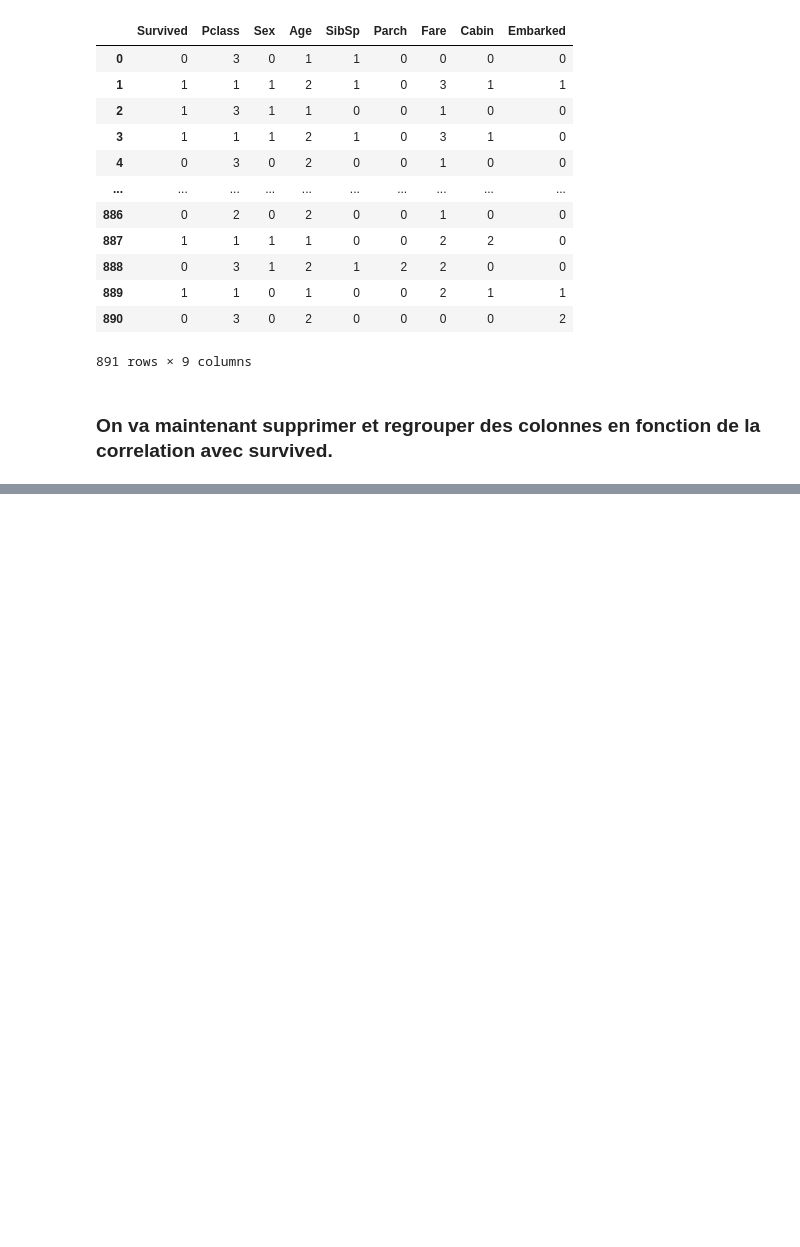
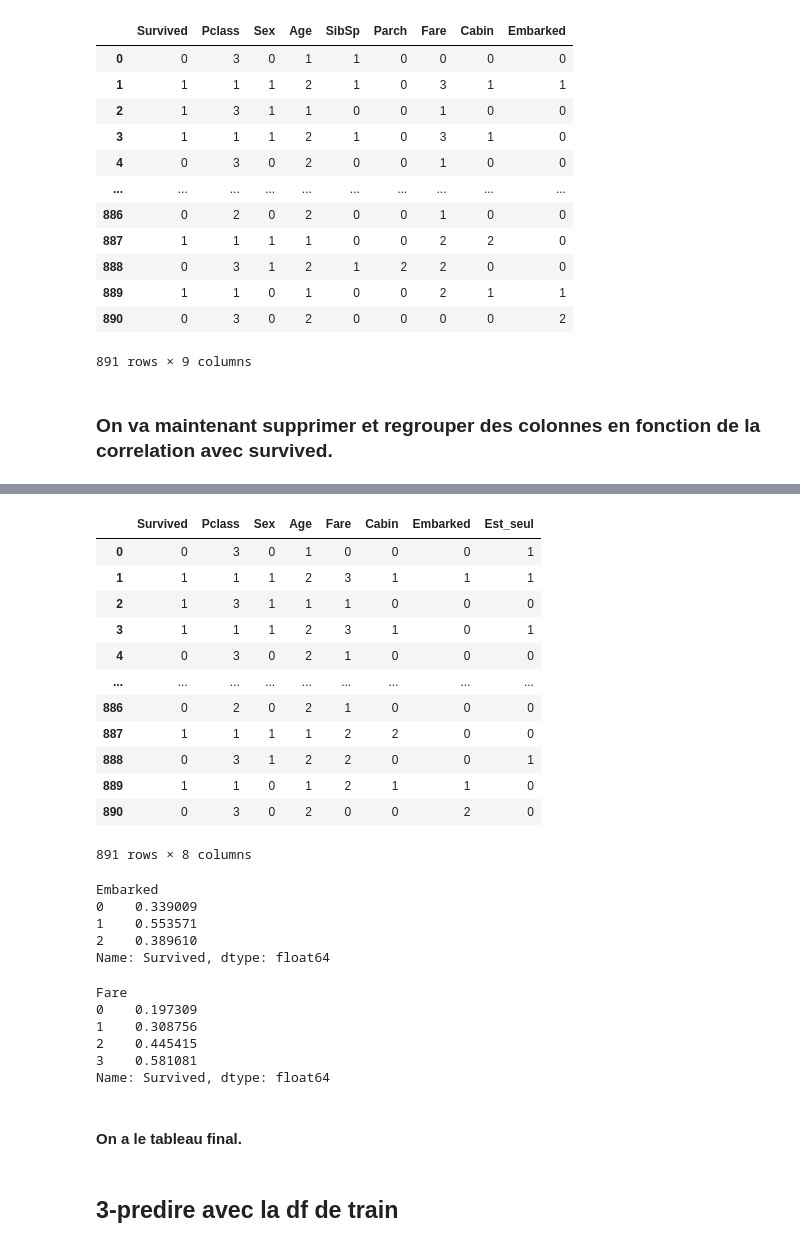
Before and after one commit to matysekf99/titanic_kaggle, a Jupyter notebook: titanic_ml.ipynb, the cells around one changed output, grey strips where cells are left out. Drawn from its saved outputs; the diff is of its cells as text; code cells hidden in the pictures; blank space fills up the shorter version.

```diff
--- a/titanic_ml.ipynb
+++ b/titanic_ml.ipynb
@@ -568,0 +654,41 @@ df_train
+# %%
+df_train.drop('Parch', inplace=True, axis=1)
+df_train.drop('SibSp', inplace=True, axis=1)
+df_train
+# %% [output]
+|  | Survived | Pclass | Sex | Age | Fare | Cabin | Embarked | Est_seul |
+| 0 | 0 | 3 | 0 | 1 | 0 | 0 | 0 | 1 |
+| 1 | 1 | 1 | 1 | 2 | 3 | 1 | 1 | 1 |
+| 2 | 1 | 3 | 1 | 1 | 1 | 0 | 0 | 0 |
+| 3 | 1 | 1 | 1 | 2 | 3 | 1 | 0 | 1 |
+| 4 | 0 | 3 | 0 | 2 | 1 | 0 | 0 | 0 |
+| ... | ... | ... | ... | ... | ... | ... | ... | ... |
+| 886 | 0 | 2 | 0 | 2 | 1 | 0 | 0 | 0 |
+| 887 | 1 | 1 | 1 | 1 | 2 | 2 | 0 | 0 |
+| 888 | 0 | 3 | 1 | 2 | 2 | 0 | 0 | 1 |
+| 889 | 1 | 1 | 0 | 1 | 2 | 1 | 1 | 0 |
+| 890 | 0 | 3 | 0 | 2 | 0 | 0 | 2 | 0 |
+891 rows × 8 columns
+# %%
+estseul_embarked = df_train.groupby('Embarked')['Survived'].mean()
+estseul_embarked
+# %% [output]
+Embarked
+0    0.339009
+1    0.553571
+2    0.389610
+Name: Survived, dtype: float64
+# %%
+estseul_fare = df_train.groupby('Fare')['Survived'].mean()
+estseul_fare
+# %% [output]
+Fare
+0    0.197309
+1    0.308756
+2    0.445415
+3    0.581081
+Name: Survived, dtype: float64
+# %% [markdown]
+#### On a le tableau final.
+# %% [markdown]
+## 3-predire avec la df de train
```
Also changed, not shown: parts of 9 cells of this notebook.
